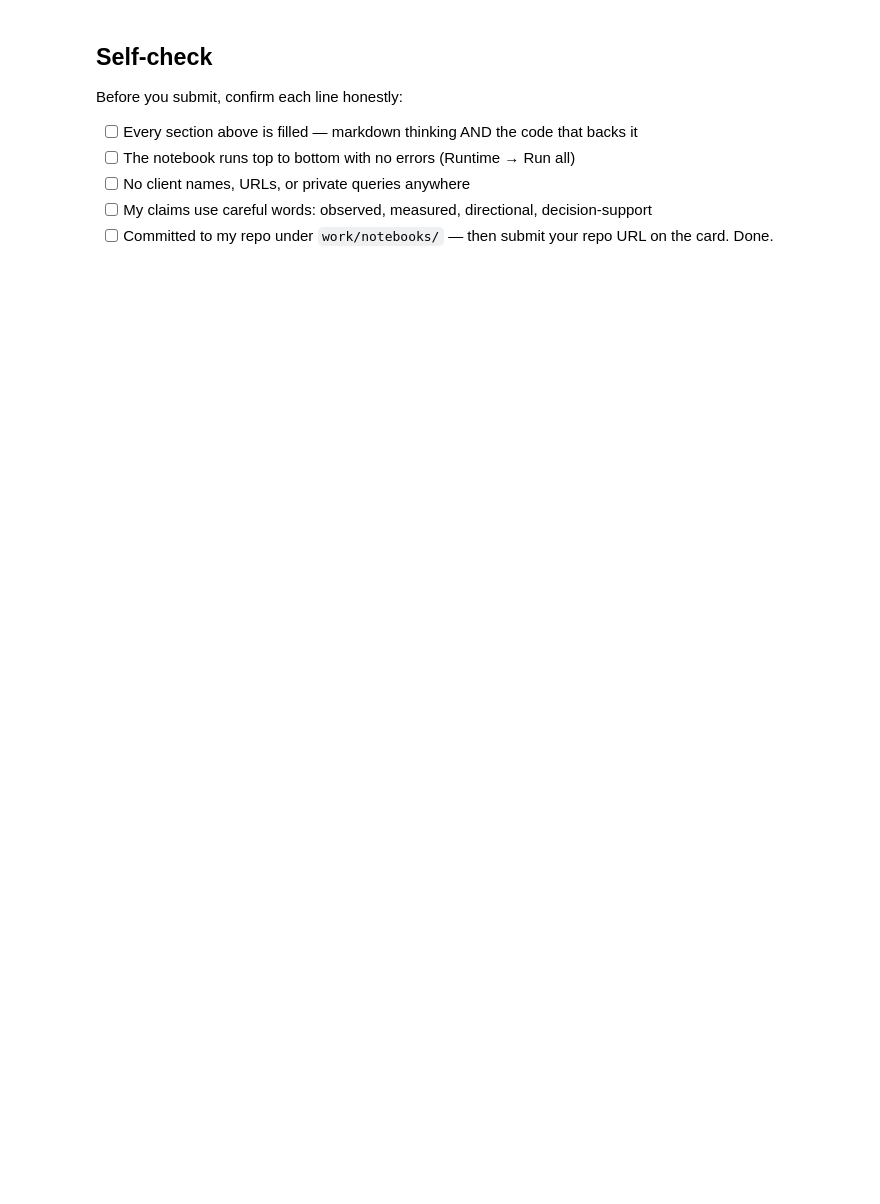
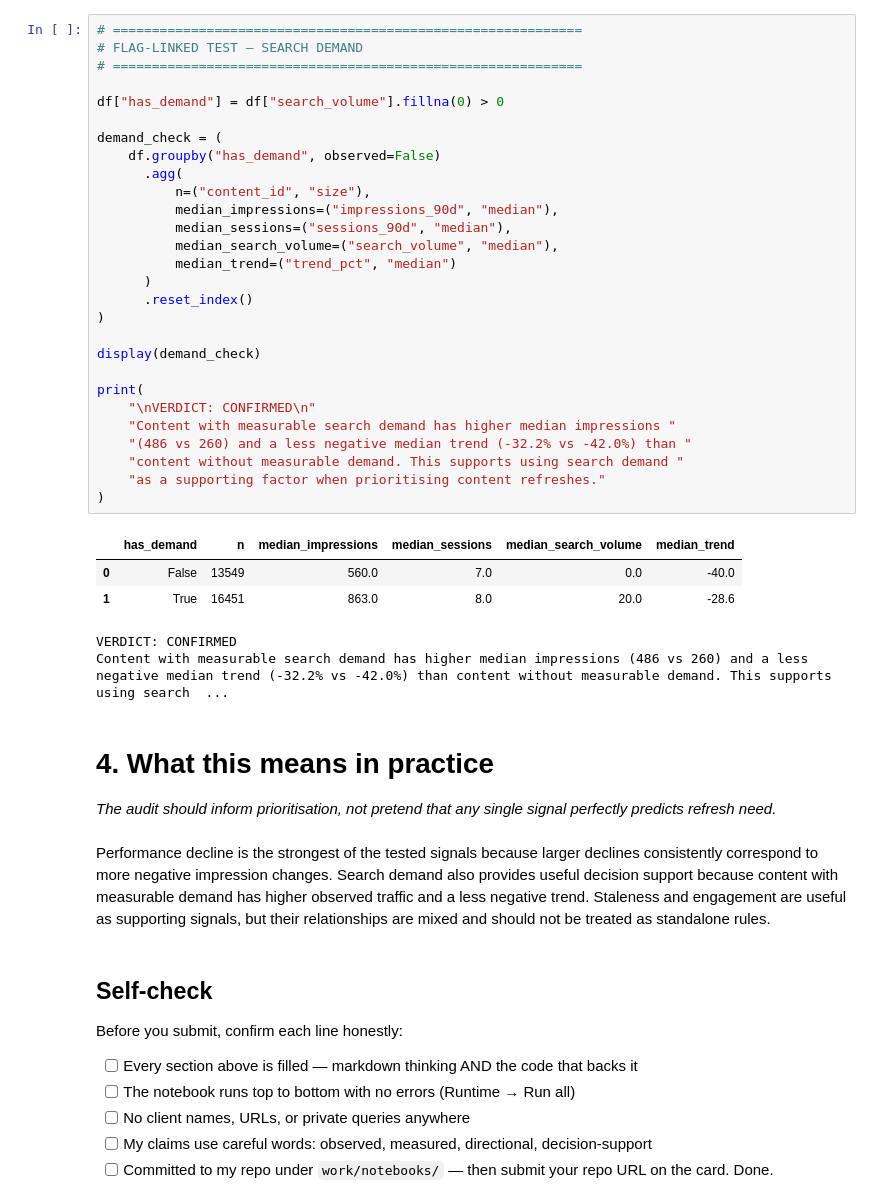
Before and after one commit to pr120107/flyrank-ml-internship, a Jupyter notebook: work/notebooks/w04_signal_audit.ipynb, the cells around one changed output. Saved outputs shown, nothing was run; the diff lists cells and outputs as text; blank space fills up the shorter version.

```diff
--- a/work/notebooks/w04_signal_audit.ipynb
+++ b/work/notebooks/w04_signal_audit.ipynb
@@ -25,3 +198,43 @@ This skeleton is yours to fill. Work the sections **in order** — each one has
+# %%
+# ============================================================
+# FLAG-LINKED TEST — SEARCH DEMAND
+# ============================================================
+
+df["has_demand"] = df["search_volume"].fillna(0) > 0
+
+demand_check = (
+    df.groupby("has_demand", observed=False)
+      .agg(
+          n=("content_id", "size"),
+          median_impressions=("impressions_90d", "median"),
+          median_sessions=("sessions_90d", "median"),
+          median_search_volume=("search_volume", "median"),
+          median_trend=("trend_pct", "median")
+      )
+      .reset_index()
+)
+
+display(demand_check)
+
+print(
+    "\nVERDICT: CONFIRMED\n"
+    "Content with measurable search demand has higher median impressions "
+    "(486 vs 260) and a less negative median trend (-32.2% vs -42.0%) than "
+    "content without measurable demand. This supports using search demand "
+    "as a supporting factor when prioritising content refreshes."
+)
+# %% [output]
+|  | has_demand | n | median_impressions | median_sessions | median_search_volume | median_trend |
+| 0 | False | 13549 | 560.0 | 7.0 | 0.0 | -40.0 |
+| 1 | True | 16451 | 863.0 | 8.0 | 20.0 | -28.6 |
+VERDICT: CONFIRMED
+Content with measurable search demand has higher median impressions (486 vs 260) and a less negative median trend (-32.2% vs -42.0%) than content without measurable demand. This supports using search  ...
+# %% [markdown]
+# **4. What this means in practice**
+
+*The audit should inform prioritisation, not pretend that any single signal perfectly predicts refresh need.*
+# %% [markdown]
+Performance decline is the strongest of the tested signals because larger declines consistently correspond to more negative impression changes. Search demand also provides useful decision support because content with measurable demand has higher observed traffic and a less negative trend. Staleness and engagement are useful as supporting signals, but their relationships are mixed and should not be treated as standalone rules.
 # %% [markdown]
 ## Self-check
 
```
Also changed, not shown: parts of 9 cells of this notebook.
